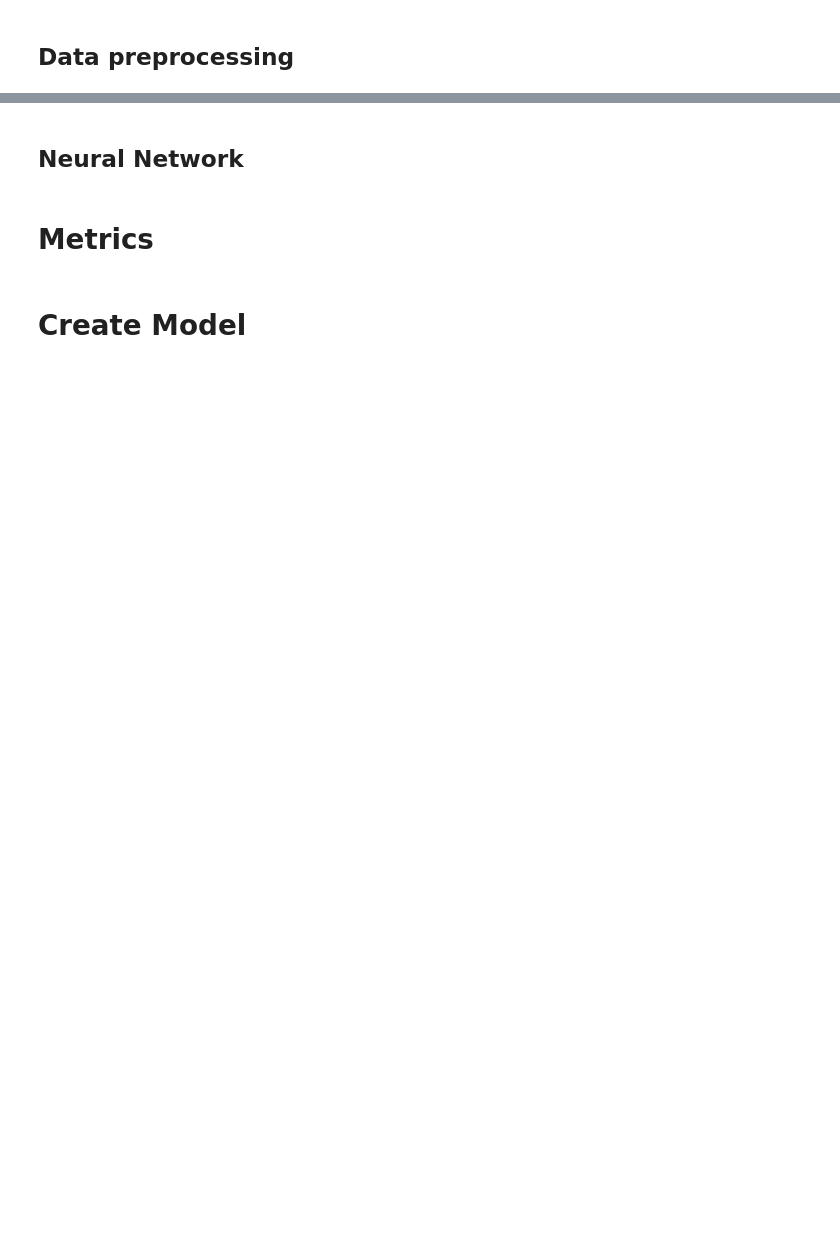
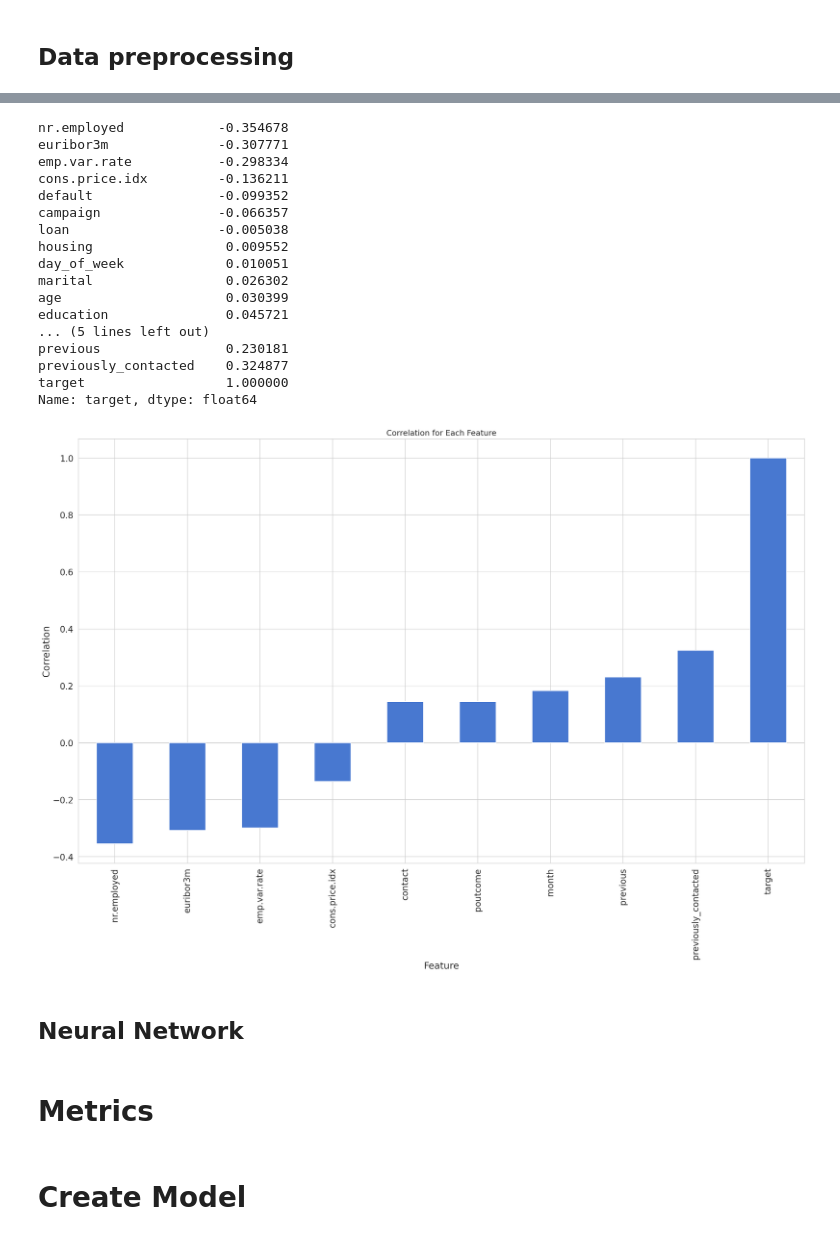
Before and after one commit to claredavies/MachineLearningCoursework, a Jupyter notebook: Assignment1/MLAssignment1KerrasUnbalancedData.ipynb, the cells around one changed output, grey strips where cells are left out. Drawn from its saved outputs; the diff is of its cells as text; code cells hidden in the pictures; blank space fills up the shorter version.

```diff
--- a/Assignment1/MLAssignment1KerrasUnbalancedData.ipynb
+++ b/Assignment1/MLAssignment1KerrasUnbalancedData.ipynb
@@ -114,3 +108,42 @@ memory usage: 6.6+ MB
+# %%
+# # Create correlation matrix
+std_features_keep = df
+corr_matrix = std_features_keep.corr()['target'].sort_values()
+print(corr_matrix)
+threshold = 0.1
+
+for  i, v in corr_matrix.iteritems():
+    if(abs(v) < threshold):
+      std_features_keep = std_features_keep.drop(i, axis=1)
+
+# Plot for correlation
+SMALL_SIZE = 15
+plt.rc('font', size=SMALL_SIZE)
+plt.rc('axes', titlesize=SMALL_SIZE)
+std_plot = (std_features_keep.corr()['target'].sort_values()).plot(kind="bar",figsize=(25,15))
+plt.xlabel('Feature')
+plt.ylabel('Correlation')
+plt.title('Correlation for Each Feature')
+plt.show()
+# %% [output]
+nr.employed            -0.354678
+euribor3m              -0.307771
+emp.var.rate           -0.298334
+cons.price.idx         -0.136211
+default                -0.099352
+campaign               -0.066357
+loan                   -0.005038
+housing                 0.009552
+day_of_week             0.010051
+marital                 0.026302
+age                     0.030399
+education               0.045721
+... (5 lines left out)
+previous                0.230181
+previously_contacted    0.324877
+target                  1.000000
+Name: target, dtype: float64
+[figure, added]
 # %% [markdown]
 ## Neural Network
 # %%
```
Also changed, not shown: parts of 9 cells of this notebook.
